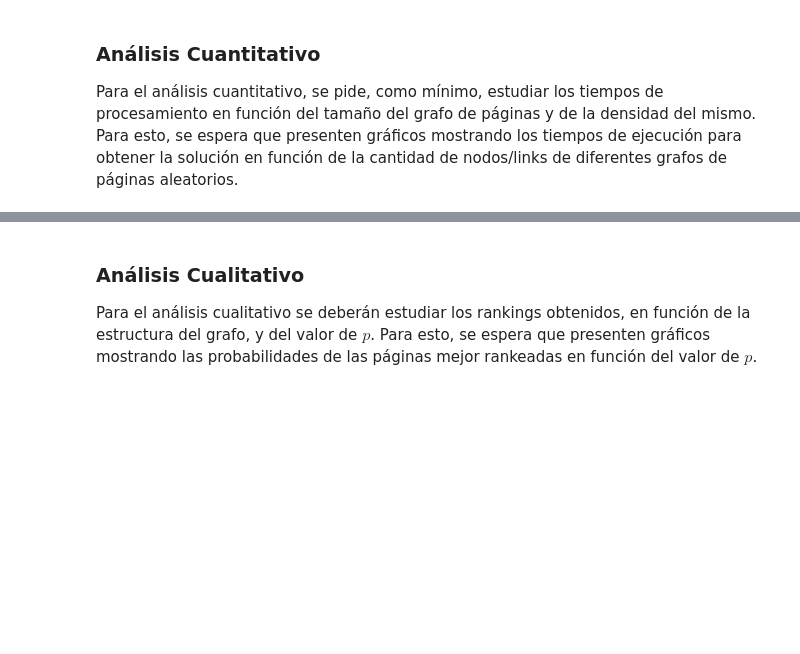
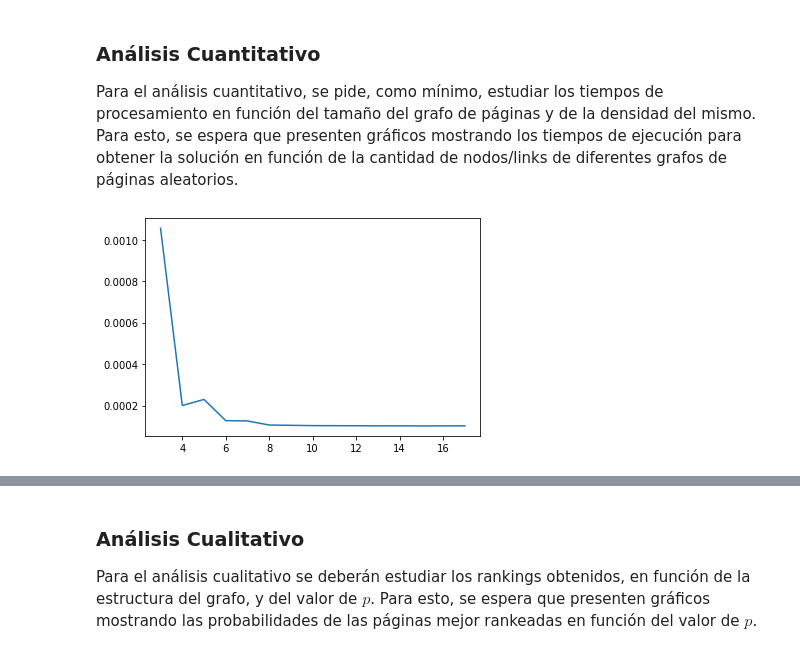
Before and after one commit to r3ch1rd/TP1alc, a Jupyter notebook: grupo_XX_TP1.ipynb, the cells around one changed output, grey strips where cells are left out. Saved outputs shown, nothing was run; the diff lists cells and outputs as text; code cells hidden in the pictures; blank space fills up the shorter version.

```diff
--- a/grupo_XX_TP1.ipynb
+++ b/grupo_XX_TP1.ipynb
@@ -213,0 +253,36 @@ Para el análisis cuantitativo, se pide, como mínimo, estudiar los tiempos de p
+# %%
+#Utilizaremos p = 0.5 como standard para todos los calculos
+#Inicializamos y rellenamos las listas con los tiempos y datos correspondientes para hacer los gráficos
+
+cant_links = []
+time_links = []
+
+cant_pag = []
+time_pag = []
+
+cant_ambas = []
+time_ambas = []
+
+for i in range(len(lista_links)):
+    (l,t) = calcularTiempoLinks(lista_links[i])
+    cant_links.append(l)
+    time_links.append(t)
+
+for i in range(len(lista_pag)):
+    (l,t) = calcularTiempoPag(lista_pag[i])
+    cant_pag.append(l)
+    time_pag.append(t)
+
+for i in range(len(lista_ambas)):
+    (l,t) = calcularTiempoPag(lista_ambas[i]) #Puedo utilizar la misma función pues  #pag = #links
+    cant_ambas.append(l)
+    time_ambas.append(t)
+# %%
+#Ahora realizamos los gráficos
+
+#Gráfico tiempo n función de la cantidad de links
+fig, ax = plt.subplots()
+ax.plot(cant_links,time_links)
+plt.show()
+# %% [output]
+[figure, added]
```
Also changed, not shown: parts of 8 cells of this notebook, 1 other file.
